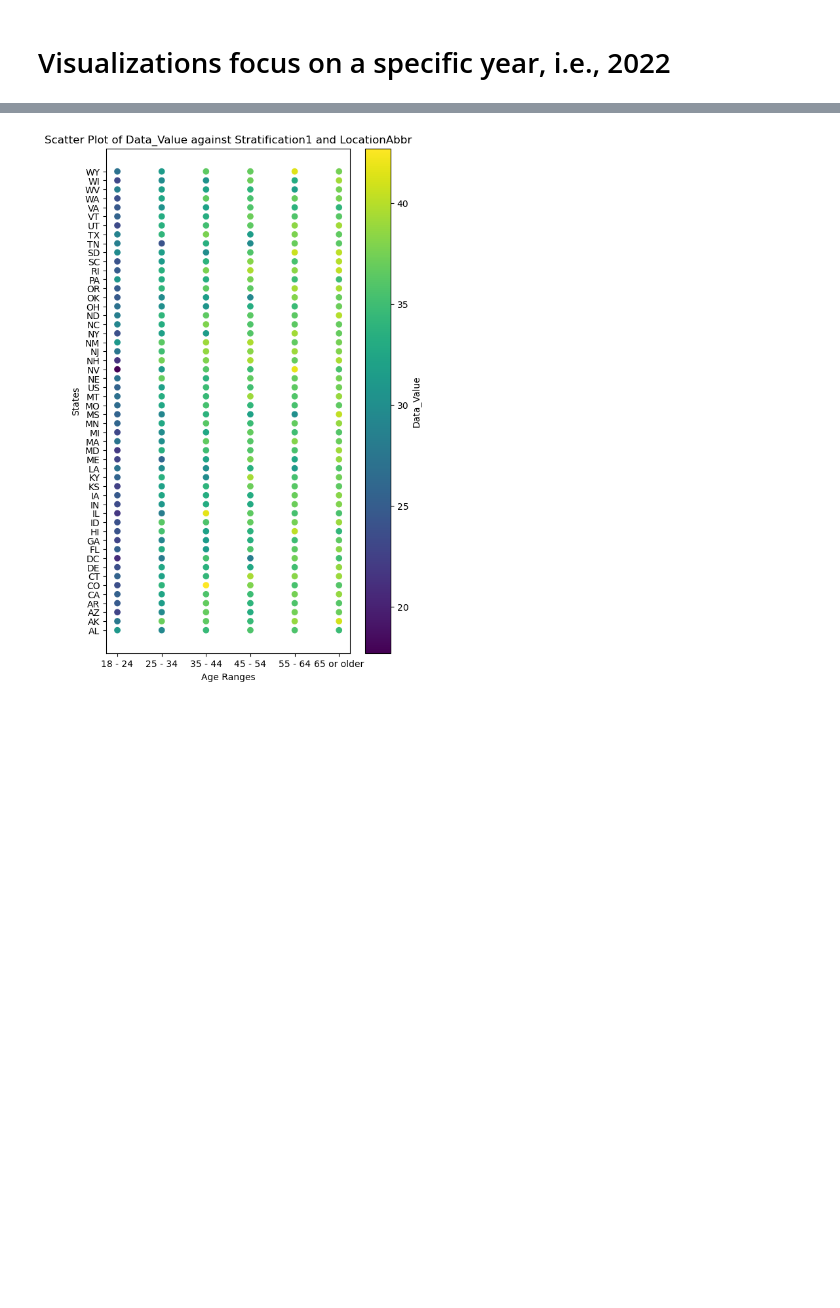
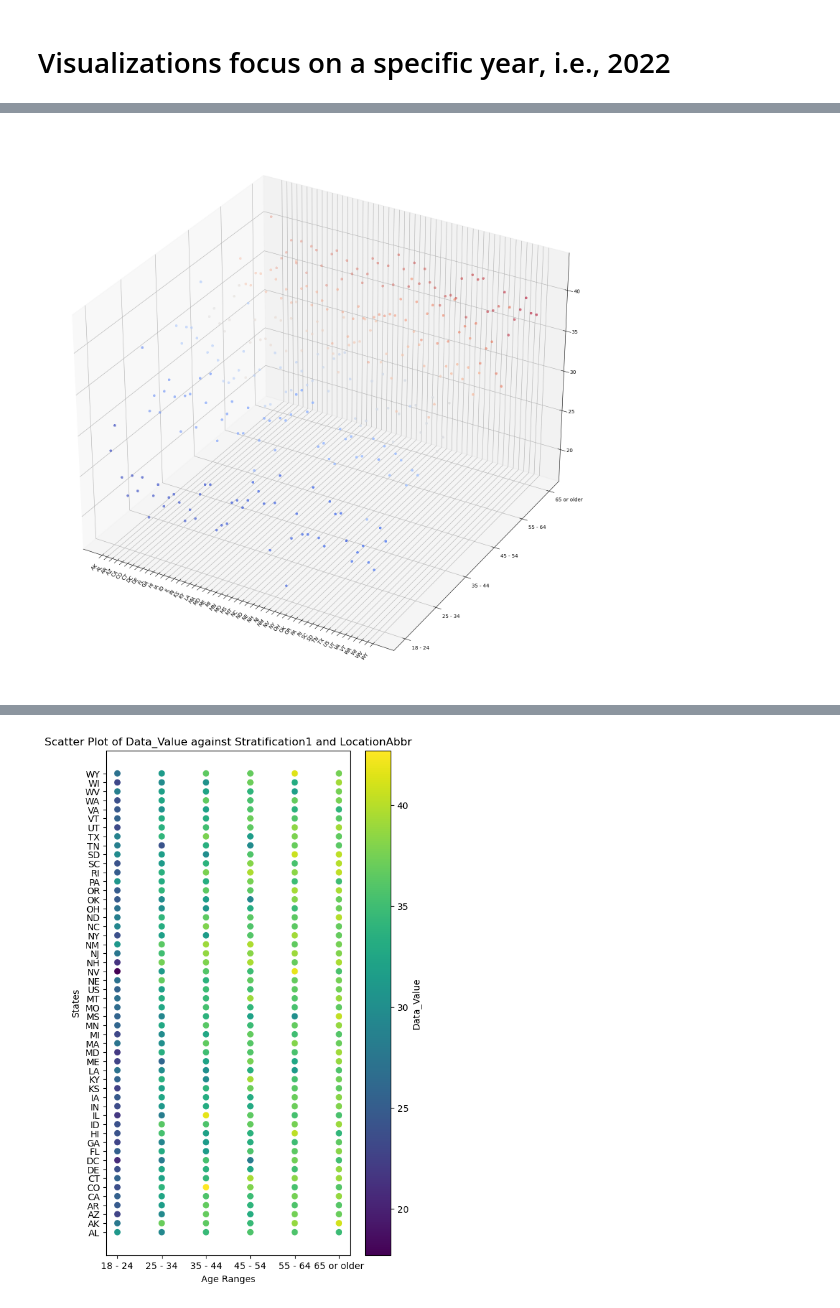
Before and after one commit to hatkiet/Project_3-Obesity-Analysis-and-Its-impacts, a Jupyter notebook: Clean_Visual_K2.ipynb, the cells around one changed output, grey strips where cells are left out. Drawn from its saved outputs; the diff is of its cells as text; code cells hidden in the pictures; blank space fills up the shorter version.

Commit message:
3d plot added

```diff
--- a/Clean_Visual_K2.ipynb
+++ b/Clean_Visual_K2.ipynb
@@ -155,6 +155,32 @@ q037_2022
 # Output the
 q037_2022_states_age = q037_2022.loc[q037_2022["StratificationCategoryId1"] == "AGEYR"]
 q037_2022_states_age.to_csv("q037_2022_states_age.csv", index=False)
+# %%
+#3d Plot by HLee
+import numpy as np
+import matplotlib.pyplot as plt
+from mpl_toolkits.mplot3d import Axes3D
+from matplotlib import cm
+from matplotlib.ticker import LinearLocator
+
+age = np.unique(np.array(q037_2022_states_age['Age(years)']))
+state = np.unique(np.array(q037_2022_states_age['LocationAbbr']))
+
+XUniques, Xt = np.unique(q037_2022_states_age['LocationAbbr'], return_inverse=True)
+YUniques, Yt = np.unique(q037_2022_states_age['Age(years)'], return_inverse=True)
+Zt = q037_2022_states_age['Data_Value']
+
+#figsize large due to state abbr, need another solution for prettiness, works for now, contrained isnt being applied
+fig=plt.figure(figsize=(20,20),layout='constrained')
+ax= fig.add_subplot(projection='3d')
+#color function needs fix
+ax.scatter(Xt, Yt, Zt, c=np.arange((len(state)*6)), cmap=cm.coolwarm,linewidth=0, antialiased=False)
+
+ax.set_xticks(range(len(state)), labels=state, ha='right',rotation=45)
+ax.set_yticks(range(len(age)), labels=age, ha='left')
+plt.show()
+# %% [output]
+[figure, added]
 # %%
 # Intend to plot into 3D ===> Failed
 #######################################
```
Also changed, not shown: parts of 7 cells of this notebook, 2 other files.
